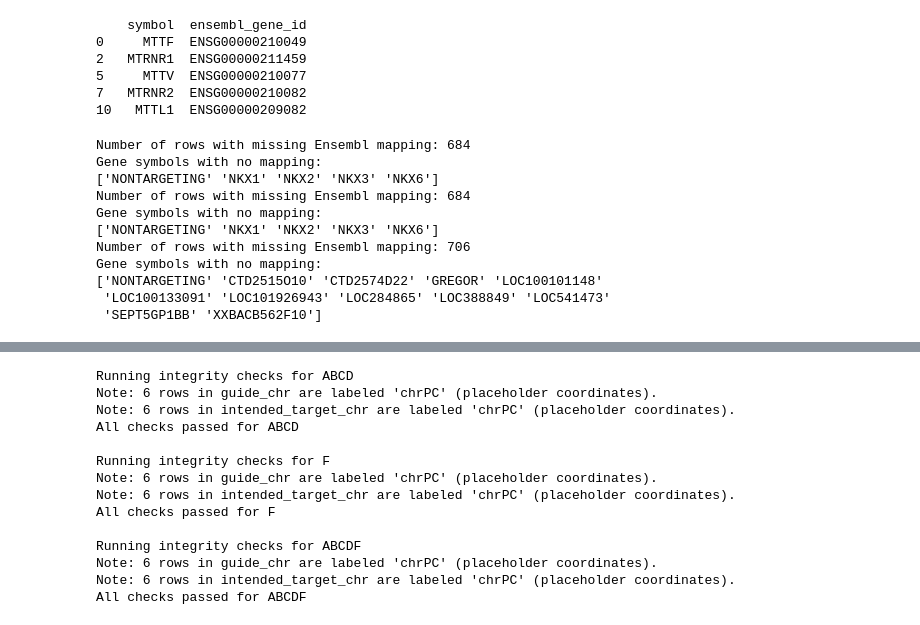
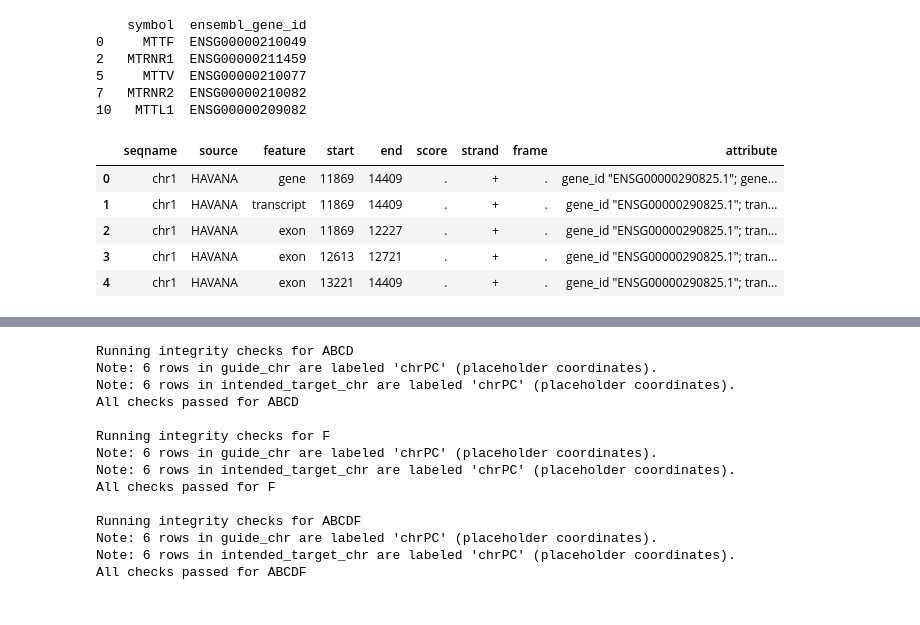
Before and after one commit to adamklie/tf_perturb_seq, a Jupyter notebook: ref/create_harmonized_sgRNA_annot.ipynb, the cells around one changed output, grey strips where cells are left out. Cells and saved outputs as stored; diff of their text form; code cells hidden in the pictures.

```diff
--- a/ref/create_harmonized_sgRNA_annot.ipynb
+++ b/ref/create_harmonized_sgRNA_annot.ipynb
@@ -1568,6 +1573,14 @@ def replace_w_ensembl(ref_clean, mapping):
     # Print summary
     print(f"Number of rows with missing Ensembl mapping: {num_missing}")
     print(f"Gene symbols with no mapping:\n{missing_genes}")
+
+    mapped = ref_clean['ensembl_gene_id'].notna()
+    gtf_mapped = (mapped & (ref_clean['source'] == 'gtf')).sum()
+    biomart_mapped = (mapped & (ref_clean['source'] == 'biomart')).sum()
+    unmapped = (~mapped).sum()
+    print(f"Mapped via GTF: {gtf_mapped}")
+    print(f"Mapped via Biomart only: {biomart_mapped}")
+    print(f"Unmapped: {unmapped}")
 
     # Keep original gene name in a new column
     ref_clean['gene_name'] = ref_clean['intended_target_name']
@@ -1603,18 +1616,28 @@ def replace_w_ensembl(ref_clean, mapping):
 
     return ref_clean
 
-ref_clean_sub_poolabcdf_ensembl = replace_w_ensembl(ref_clean_sub_poolabcdf, lookup)
-ref_clean_sub_poolabcd_ensembl = replace_w_ensembl(ref_clean_sub_poolabcd, lookup)
-ref_clean_sub_poolf_ensembl = replace_w_ensembl(ref_clean_sub_poolf, lookup)
+#ref_clean_sub_poolabcdf_ensembl = replace_w_ensembl(ref_clean_sub_poolabcdf, lookup_biomart)
+#ref_clean_sub_poolabcd_ensembl = replace_w_ensembl(ref_clean_sub_poolabcd, lookup_biomart)
+#ref_clean_sub_poolf_ensembl = replace_w_ensembl(ref_clean_sub_poolf, lookup_biomart)
-# %% [output]
-Number of rows with missing Ensembl mapping: 684
-Gene symbols with no mapping:
-['NONTARGETING' 'NKX1' 'NKX2' 'NKX3' 'NKX6']
-Number of rows with missing Ensembl mapping: 684
-Gene symbols with no mapping:
-['NONTARGETING' 'NKX1' 'NKX2' 'NKX3' 'NKX6']
-Number of rows with missing Ensembl mapping: 706
-Gene symbols with no mapping:
-['NONTARGETING' 'CTD2515O10' 'CTD2574D22' 'GREGOR' 'LOC100101148'
- 'LOC100133091' 'LOC101926943' 'LOC284865' 'LOC388849' 'LOC541473'
- 'SEPT5GP1BB' 'XXBACB562F10']
+# %%
+# Alternatively, derive ENSG IDs from IGVF GTF file
+gtf_cols = [
+    "seqname", "source", "feature", "start", "end",
+    "score", "strand", "frame", "attribute"
+]
+
+gtf = pd.read_csv(
+    local_path + "gencode.v43.chr_patch_hapl_scaff.annotation.gtf",
+    sep="\t",
+    comment="#",
+    names=gtf_cols,
+    dtype={"seqname": str}
+)
+gtf.head()
+# %% [output]
+|  | seqname | source | feature | start | end | score | strand | frame | attribute |
+| 0 | chr1 | HAVANA | gene | 11869 | 14409 | . | + | . | gene_id "ENSG00000290825.1"; gene... |
+| 1 | chr1 | HAVANA | transcript | 11869 | 14409 | . | + | . | gene_id "ENSG00000290825.1"; tran... |
+| 2 | chr1 | HAVANA | exon | 11869 | 12227 | . | + | . | gene_id "ENSG00000290825.1"; tran... |
+| 3 | chr1 | HAVANA | exon | 12613 | 12721 | . | + | . | gene_id "ENSG00000290825.1"; tran... |
+| 4 | chr1 | HAVANA | exon | 13221 | 14409 | . | + | . | gene_id "ENSG00000290825.1"; tran... |
```
Also changed, not shown: parts of 12 cells of this notebook.
